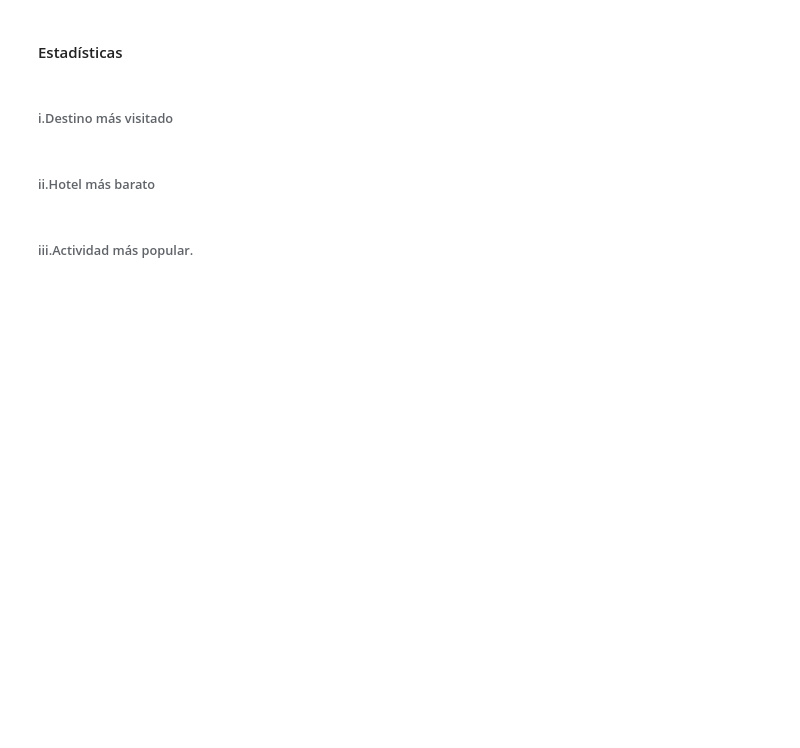
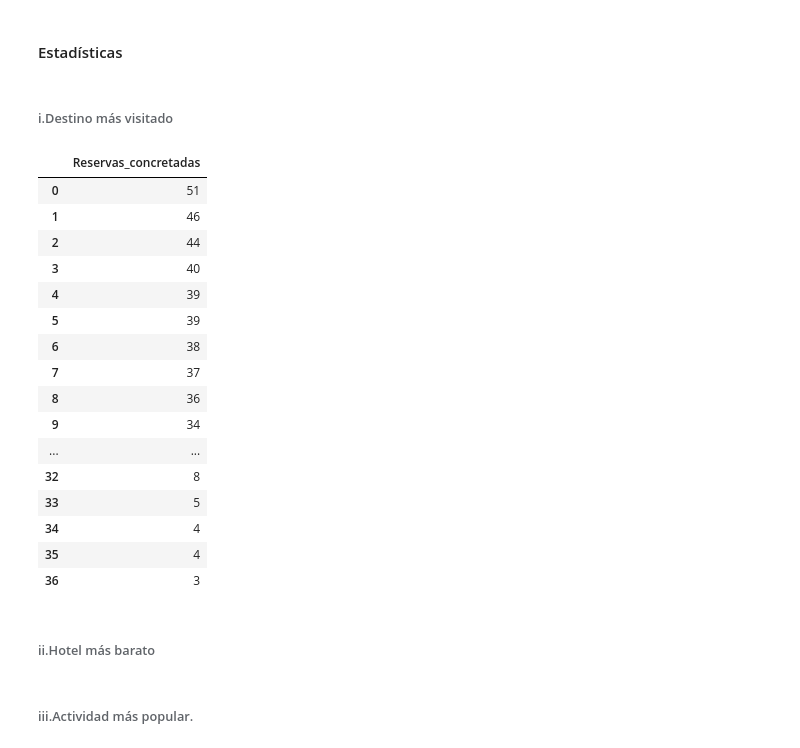
Before and after one commit to dariomicheli/BaseDatos, a Jupyter notebook: notebooks/Consultas.ipynb, the cells around one changed output. Drawn from its saved outputs; the diff is of its cells as text; code cells hidden in the pictures; blank space fills up the shorter version.

```diff
--- a/notebooks/Consultas.ipynb
+++ b/notebooks/Consultas.ipynb
@@ -467,6 +567,76 @@ Consulta hecha en Redis
 #### Estadísticas
 # %% [markdown]
 ###### i.Destino más visitado
+# %%
+import pandas as pd
+
+# Configuración de base y colección
+nombre_base = "clase"
+coleccion = "reservas"
+db = client[nombre_base]
+
+# Filtro: solo reservas confirmadas o pagadas
+estados = ["Confirmada", "Pagada"]
+filtro = {"estado": {"$in": estados}}
+
+# Pipeline de agregación corregido
+pipeline = [
+    # Filtrar reservas válidas
+    {"$match": filtro},
+
+    # Agrupar por destino_id y contar reservas
+    {"$group": {
+        "_id": "$destino_id",
+        "Reservas_concretadas": {"$sum": 1}
+    }},
+
+    # Unir con la colección destinos para obtener el nombre del destino
+    {"$lookup": {
+        "from": "destinos",
+        "localField": "_id",
+        "foreignField": "destino_id",
+        "as": "destino_info"
+    }},
+
+    # Desanidar el array para acceder al nombre
+    {"$unwind": "$destino_info"},
+
+    # Seleccionar solo los campos que nos interesan
+    {"$project": {
+        "_id": 0,
+        "Destino": "$destino_info.nombre",
+        "Reservas_concretadas": 1
+    }},
+
+    # Ordenar de mayor a menor reservas
+    {"$sort": {"Reservas_concretadas": -1}}
+]
+
+# Ejecutar agregación
+cursor = db[coleccion].aggregate(pipeline)
+resultado = list(cursor)
+
+# Mostrar resultados
+df = pd.DataFrame(resultado)
+display(df)
+# %% [output]
+|  | Reservas_concretadas |
+| 0 | 51 |
+| 1 | 46 |
+| 2 | 44 |
+| 3 | 40 |
+| 4 | 39 |
+| 5 | 39 |
+| 6 | 38 |
+| 7 | 37 |
+| 8 | 36 |
+| 9 | 34 |
+| ... | ... |
+| 32 | 8 |
+| 33 | 5 |
+| 34 | 4 |
+| 35 | 4 |
+| 36 | 3 |
 # %% [markdown]
 ###### ii.Hotel más barato
 # %% [markdown]
```
Also changed, not shown: parts of 11 cells of this notebook, 3 other files.
